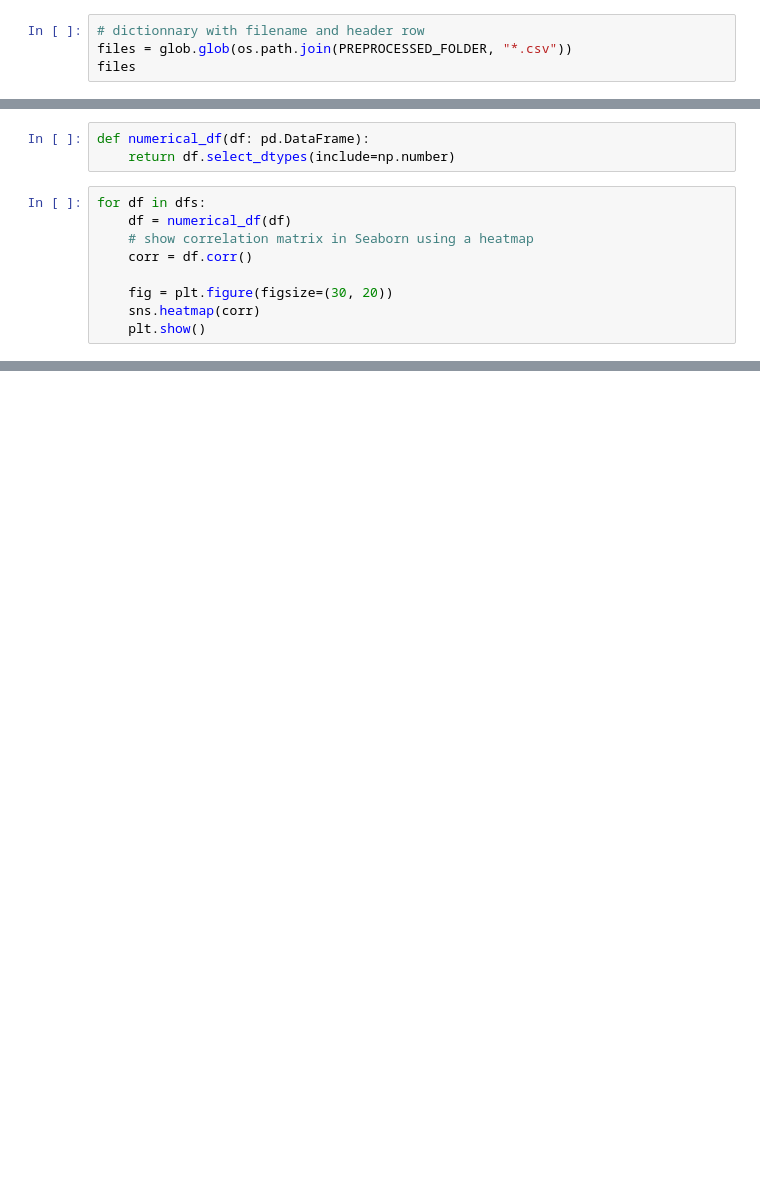
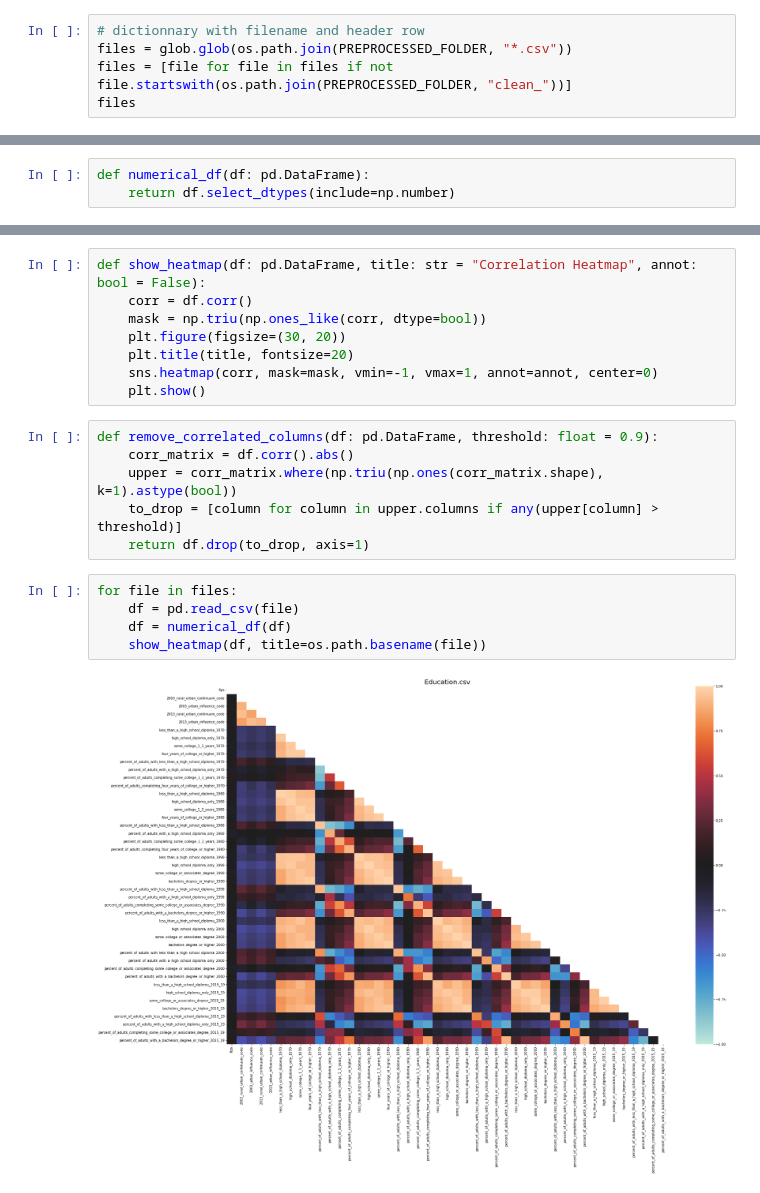
Before and after one commit to darmangerd/elections-study, a Jupyter notebook: 1_2_correlations.ipynb, the cells around one changed output, grey strips where cells are left out. Cells and saved outputs as stored; diff of their text form; blank space fills up the shorter version.

```diff
--- a/1_2_correlations.ipynb
+++ b/1_2_correlations.ipynb
@@ -57,6 +57,7 @@ from pandas_profiling import ProfileReport
 # %%
 # dictionnary with filename and header row
 files = glob.glob(os.path.join(PREPROCESSED_FOLDER, "*.csv"))
+files = [file for file in files if not file.startswith(os.path.join(PREPROCESSED_FOLDER, "clean_"))]
 files
 # %% [output]
 ['./data/preprocessed/Education.csv',
@@ -69,12 +68,3 @@ dfs = [pd.read_csv(f) for f in files]
 # %%
 def numerical_df(df: pd.DataFrame):
     return df.select_dtypes(include=np.number)
-# %%
-for df in dfs:
-    df = numerical_df(df)
-    # show correlation matrix in Seaborn using a heatmap
-    corr = df.corr()
-
-    fig = plt.figure(figsize=(30, 20))
-    sns.heatmap(corr)
-    plt.show()
@@ -86,0 +71,21 @@ for df in dfs:
+# %%
+def show_heatmap(df: pd.DataFrame, title: str = "Correlation Heatmap", annot: bool = False):
+    corr = df.corr()
+    mask = np.triu(np.ones_like(corr, dtype=bool))
+    plt.figure(figsize=(30, 20))
+    plt.title(title, fontsize=20)
+    sns.heatmap(corr, mask=mask, vmin=-1, vmax=1, annot=annot, center=0)
+    plt.show()
+# %%
+def remove_correlated_columns(df: pd.DataFrame, threshold: float = 0.9):
+    corr_matrix = df.corr().abs()
+    upper = corr_matrix.where(np.triu(np.ones(corr_matrix.shape), k=1).astype(bool))
+    to_drop = [column for column in upper.columns if any(upper[column] > threshold)]
+    return df.drop(to_drop, axis=1)
+# %%
+for file in files:
+    df = pd.read_csv(file)
+    df = numerical_df(df)
+    show_heatmap(df, title=os.path.basename(file))
+# %% [output]
+[figure, added]
```
Also changed, not shown: parts of 4 cells of this notebook, 11 other files.
